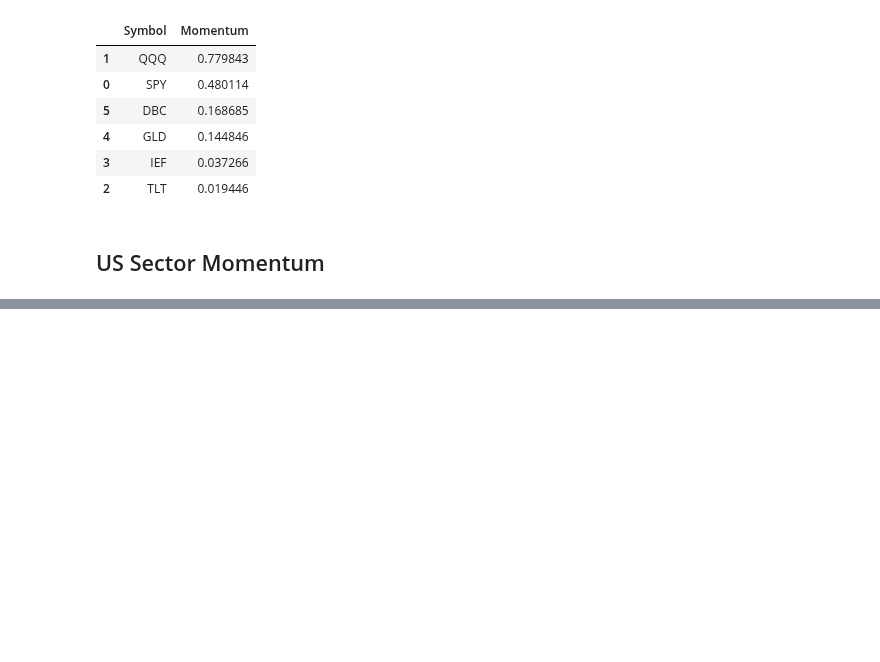
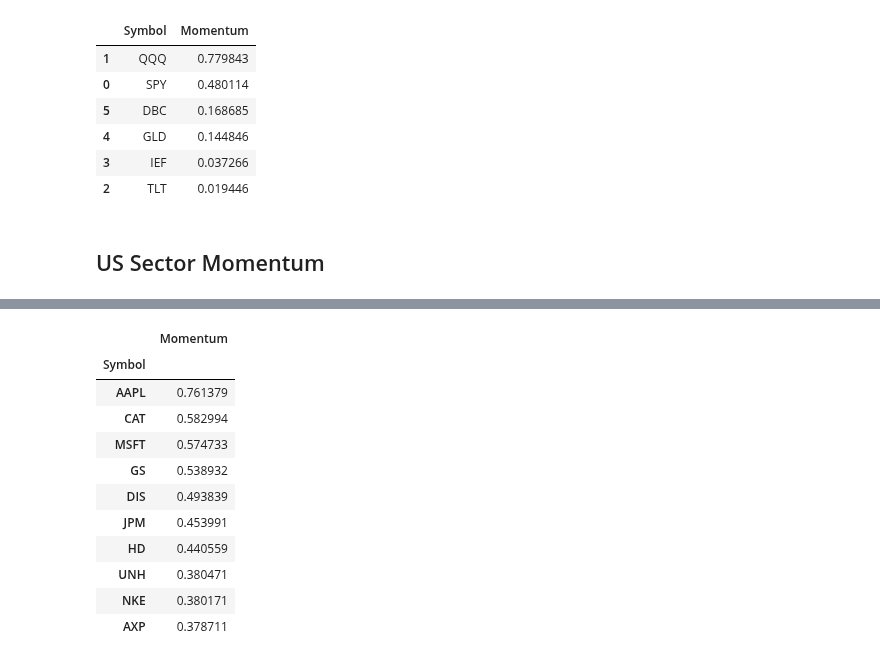
Before and after one commit to eshinhw/quant-portfolio-visualizer, a Jupyter notebook: Questrade Portfolio Manager.ipynb, the cells around one changed output, grey strips where cells are left out. Saved outputs shown, nothing was run; the diff lists cells and outputs as text; code cells hidden in the pictures; blank space fills up the shorter version.

```diff
--- a/Questrade Portfolio Manager.ipynb
+++ b/Questrade Portfolio Manager.ipynb
@@ -128,0 +212,16 @@ sector_df.sort_values(by='Momentum', inplace=True, ascending=False)
+# %%
+top_ten = df.head(10)
+top_ten
+# %% [output]
+|  | Momentum |
+| Symbol |  |
+| AAPL | 0.761379 |
+| CAT | 0.582994 |
+| MSFT | 0.574733 |
+| GS | 0.538932 |
+| DIS | 0.493839 |
+| JPM | 0.453991 |
+| HD | 0.440559 |
+| UNH | 0.380471 |
+| NKE | 0.380171 |
+| AXP | 0.378711 |
```
Also changed, not shown: parts of 10 cells of this notebook, 2 other files.
